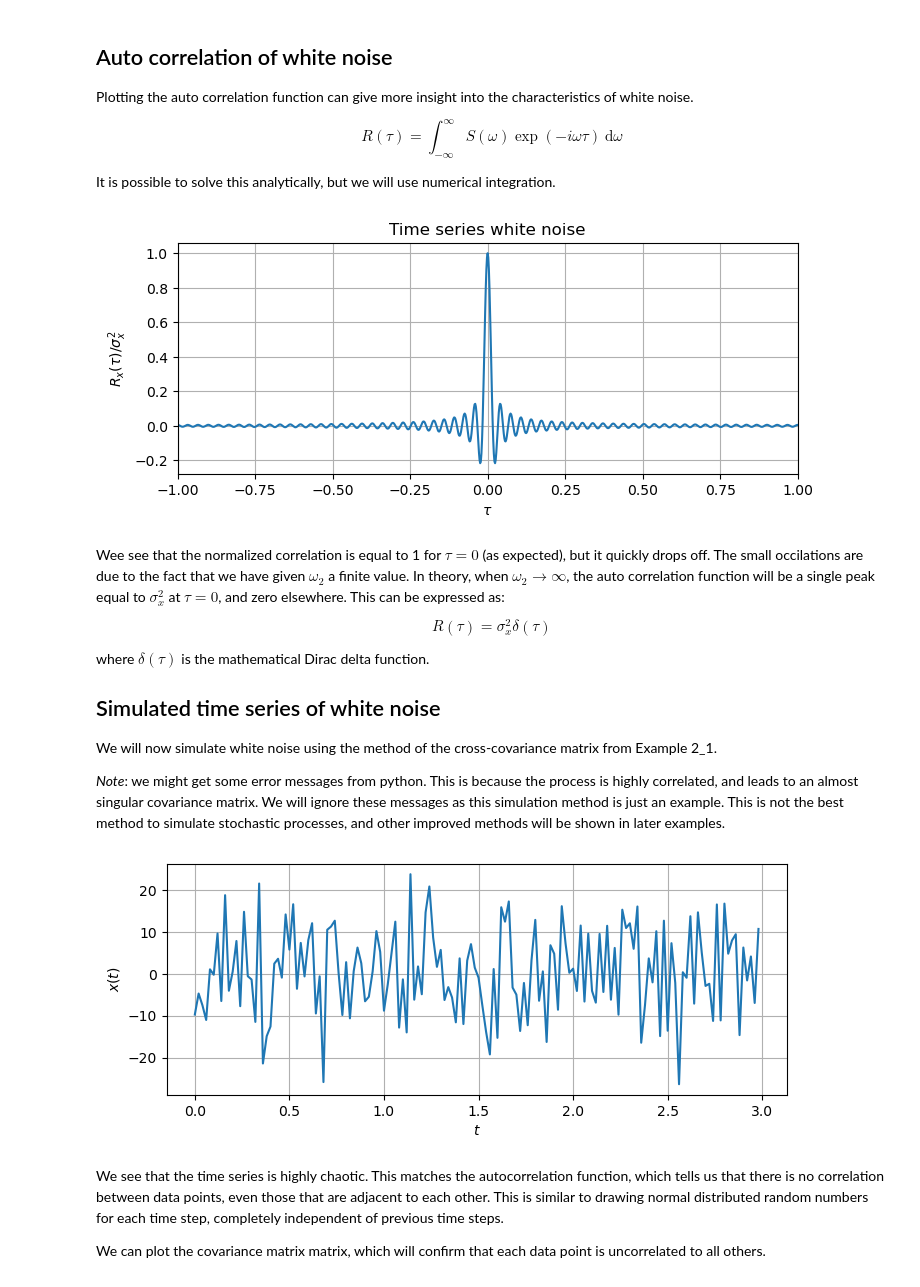
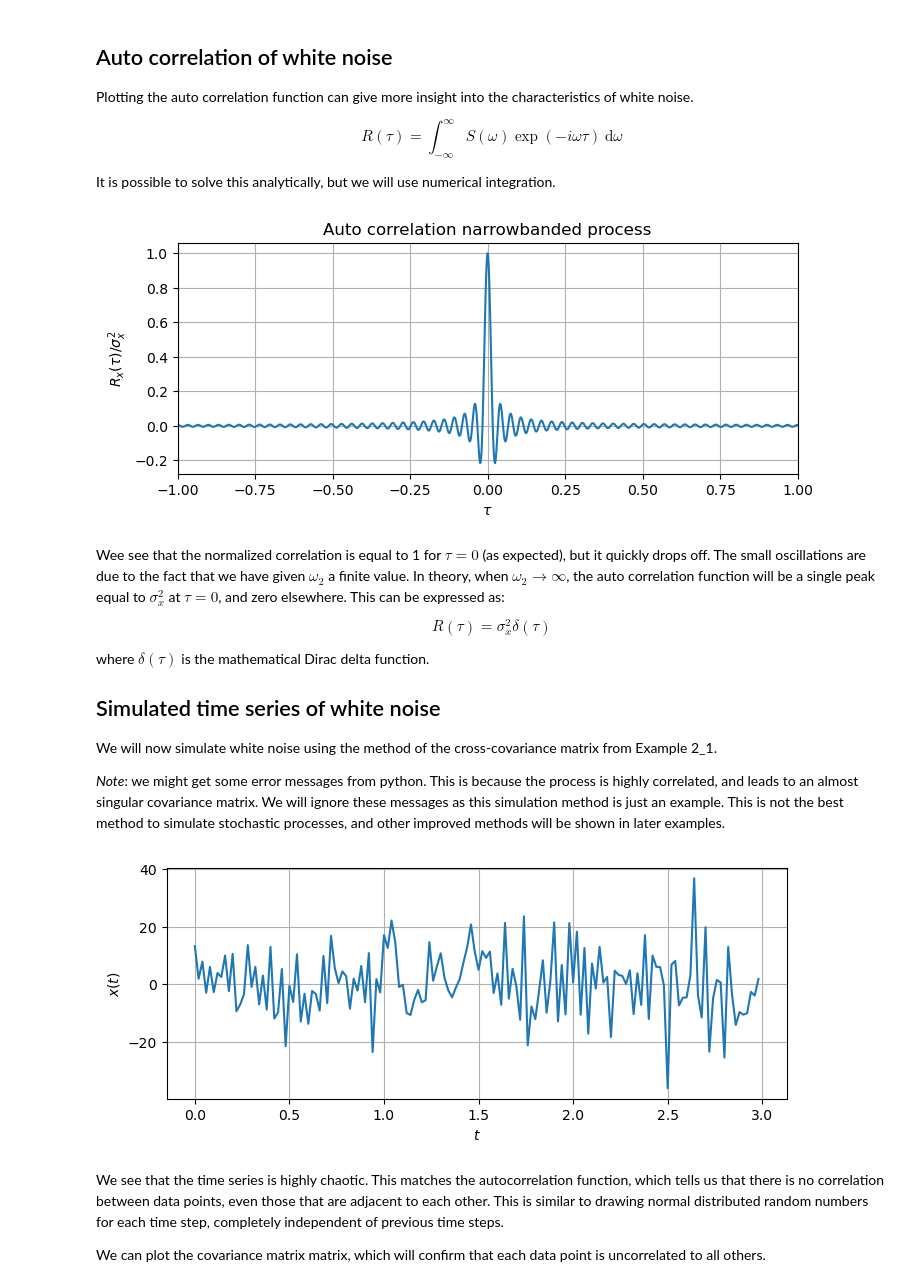
Before and after one commit to oiseth/TKT4108StructuralDynamics2, a Jupyter notebook: python/jupyterNotebooks/Example 3_4 Spectral density of white noise and narrowbanded processes.ipynb, the cells around one changed output. Cells and saved outputs as stored; diff of their text form; code cells hidden in the pictures.

```diff
--- a/python/jupyterNotebooks/Example 3_4 Spectral density of white noise and narrowbanded processes.ipynb
+++ b/python/jupyterNotebooks/Example 3_4 Spectral density of white noise and narrowbanded processes.ipynb
@@ -63,16 +65,16 @@ for k in range(tau.shape[0]):
 
 # Plot auto correlation
 plt.figure(figsize=(8,3))
-plt.plot(tau,R_wn/sigma_x**2,label='Auto-corr. white noise')
-plt.title('Time series white noise')
+plt.plot(tau,R_wn/sigma_x**2)
+plt.title('Auto correlation narrowbanded process')
 plt.ylabel(r'$R_x(\tau) / \sigma_x^2$')
 plt.xlabel(r'$\tau$')
 plt.xlim(-1,1)
 plt.grid()
 # %% [output]
-[figure, old version]
+[figure, new version]
 # %% [markdown]
-Wee see that the normalized correlation is equal to 1 for $\tau=0$ (as expected), but it quickly drops off. The small occilations are due to the fact that we have given $\omega_2$ a finite value. In theory, when  $\omega_2 \rightarrow  \infty$, the auto correlation function will be a single peak equal to $\sigma_x^2$ at $\tau=0$, and zero elsewhere. This can be expressed as:
+Wee see that the normalized correlation is equal to 1 for $\tau=0$ (as expected), but it quickly drops off. The small oscillations are due to the fact that we have given $\omega_2$ a finite value. In theory, when  $\omega_2 \rightarrow  \infty$, the auto correlation function will be a single peak equal to $\sigma_x^2$ at $\tau=0$, and zero elsewhere. This can be expressed as:
 
 $$
 R(\tau)=\sigma_x^2 \delta(\tau)
@@ -84,36 +86,35 @@ where $\delta(\tau)$ is the mathematical Dirac delta function.
 
 We will now simulate white noise using the method of the cross-covariance matrix from Example 2_1.
 
-
 *Note*: we might get some error messages from python. This is because the process is highly correlated, and leads to an almost singular covariance matrix. We will ignore these messages as this simulation method is just an example. This is not the best method to simulate stochastic processes, and other improved methods will be shown in later examples.
 # %%
 t=np.arange(0,3,0.02) # Time axis
 
 tau_mat = np.abs(np.array([t])-np.array([t]).T) # Matrix of all possible time lags
 mean = np.zeros((t.shape[0])) # Vector of mean values
 
 # Assign cross-covariance matrix for elements between all time lags
 cov_matrix = np.zeros((len(t), len(t)))
 for i in range(len(t)):
     for j in range(len(t)):
 
         # Find the closest time in the auto-correlation vector
         closest_index = np.argmin(np.abs(tau - tau_mat[i,j]))
 
         # Assign the corresponding covariance value
         cov_matrix[i, j] = R_wn[closest_index]
 
 # Simulate time series
 x = np.random.multivariate_normal(mean,cov_matrix)
 
 # Plot time series
 plt.figure(figsize=(8,3))
-plt.plot(t, X)
+plt.plot(t,x)
 plt.ylabel(r'$x(t)$')
 plt.xlabel(r'$t$')
 plt.grid()
 # %% [output]
-[figure, old version]
+[figure, new version]
 # %% [markdown]
 We see that the time series is highly chaotic. This matches the autocorrelation function, which tells us that there is no correlation between data points, even those that are adjacent to each other. This is similar to drawing normal distributed random numbers for each time step, completely independent of previous time steps.
 
```
Also changed, not shown: parts of 6 cells of this notebook.
